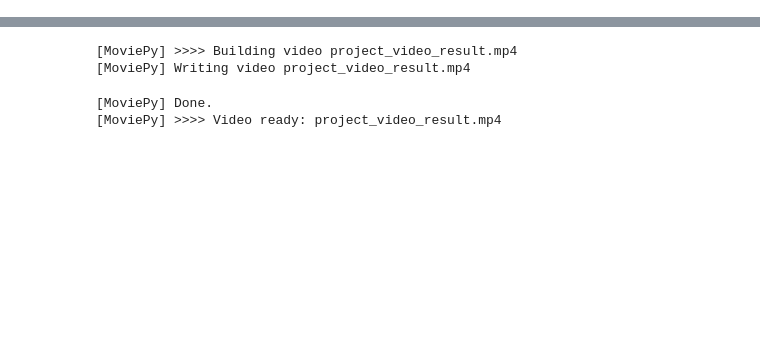
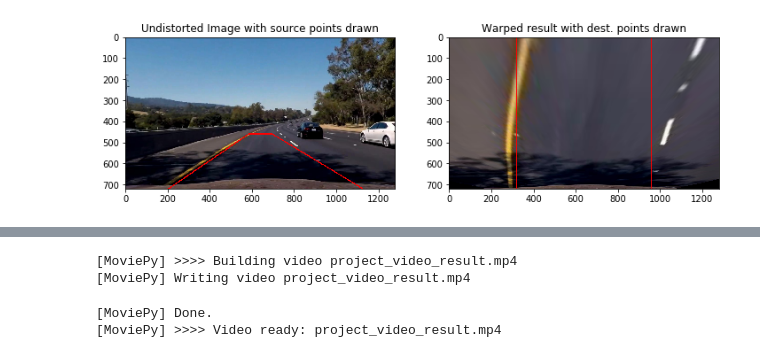
Before and after one commit to jkozlowski/CarND-Advanced-Lane-Lines, a Jupyter notebook: advanced_lane_detection.ipynb, the cells around one changed output, grey strips where cells are left out. Saved outputs shown, nothing was run; the diff lists cells and outputs as text; code cells hidden in the pictures; blank space fills up the shorter version.

```diff
--- a/advanced_lane_detection.ipynb
+++ b/advanced_lane_detection.ipynb
@@ -169,32 +181,34 @@ class Warper:
 # %%
 # Cell 7
 
 def example_warped_image():
     img = mpimg.imread("test_images/straight_lines2.jpg")
-    undist = Undistorter().undistort_img(img)
+    undist = undistorter.undistort_img(img)
     warper = Warper(img.shape[0], img.shape[1])
     warped = warper.warp(undist)
 
     src = warper.src
     dst = warper.dst
 
     pts = dst.astype(np.int32)
     pts = pts.reshape((-1,1,2))
     cv2.polylines(warped,[pts],True,(255,0,0),3)
 
     pts = src.astype(np.int32)
     pts = pts.reshape((-1,1,2))
     cv2.polylines(undist,[pts],True,(255,0,0),3)
 
     plt.figure(figsize=(12,9))
     plt.subplot(1, 2, 1)
     plt.title('Undistorted Image with source points drawn')
     plt.imshow(undist)
     plt.subplot(1, 2, 2)
     plt.title('Warped result with dest. points drawn')
     plt.imshow(warped)
 
 example_warped_image()
+# %% [output]
+[figure, added]
 # %%
 # Cell 8
 
```
Also changed, not shown: parts of 6 cells of this notebook.
